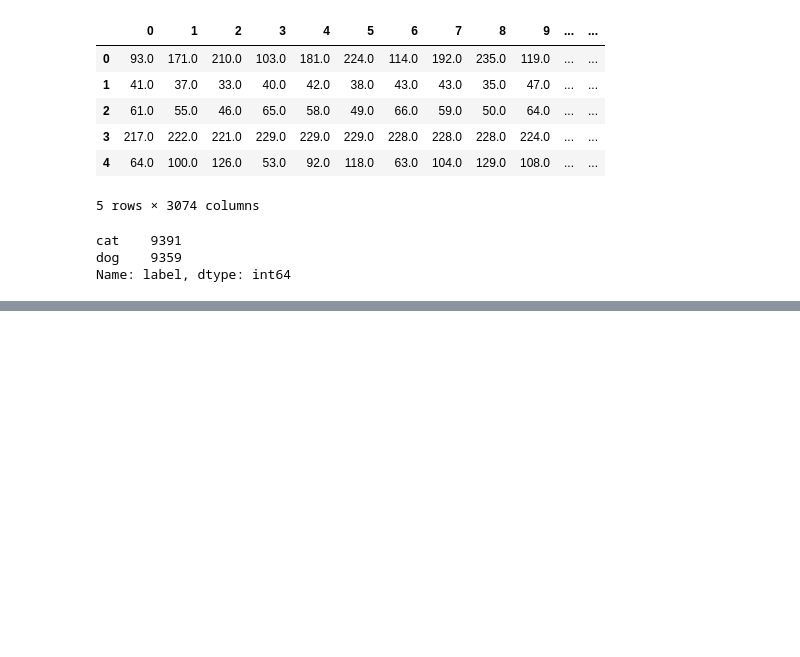
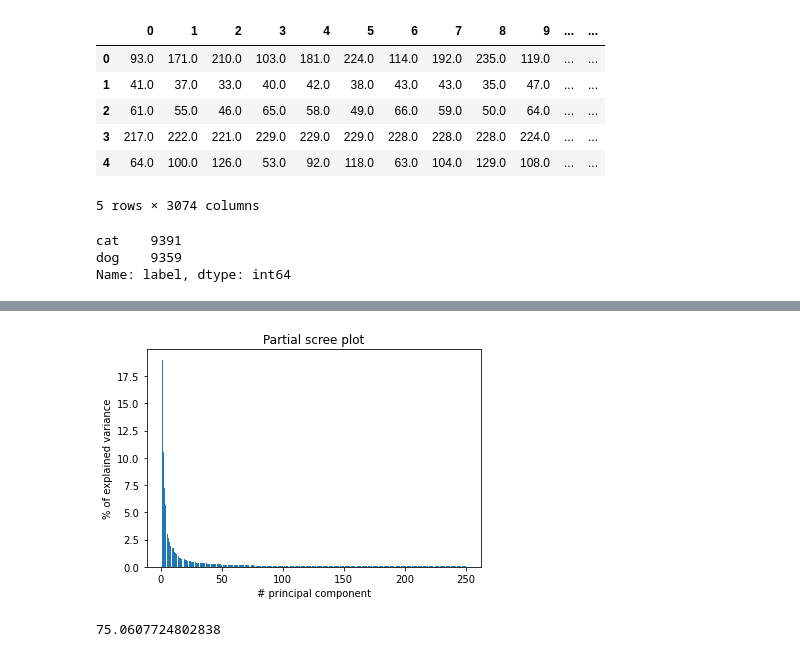
Before and after one commit to Matan-Shimon/Data-Visualization, a Jupyter notebook: Dogs vs Cats.ipynb, the cells around one changed output, grey strips where cells are left out. Saved outputs shown, nothing was run; the diff lists cells and outputs as text; code cells hidden in the pictures; blank space fills up the shorter version.

Commit message:
Added a few graphs and started preprocessing

```diff
--- a/Dogs vs Cats.ipynb
+++ b/Dogs vs Cats.ipynb
@@ -176,0 +147,12 @@ total_explained
+# %%
+plt.bar(x = range(1, len(expl)+1), height = expl.var_explained)
+plt.ylabel('% of explained variance')
+plt.xlabel('# principal component')
+plt.title('Partial scree plot')
+plt.show()
+# %% [output]
+[figure, added]
+# %%
+sum(expl.iloc[:50].var_explained)
+# %% [output]
+75.0607724802838
```
Also changed, not shown: parts of 28 cells of this notebook.
